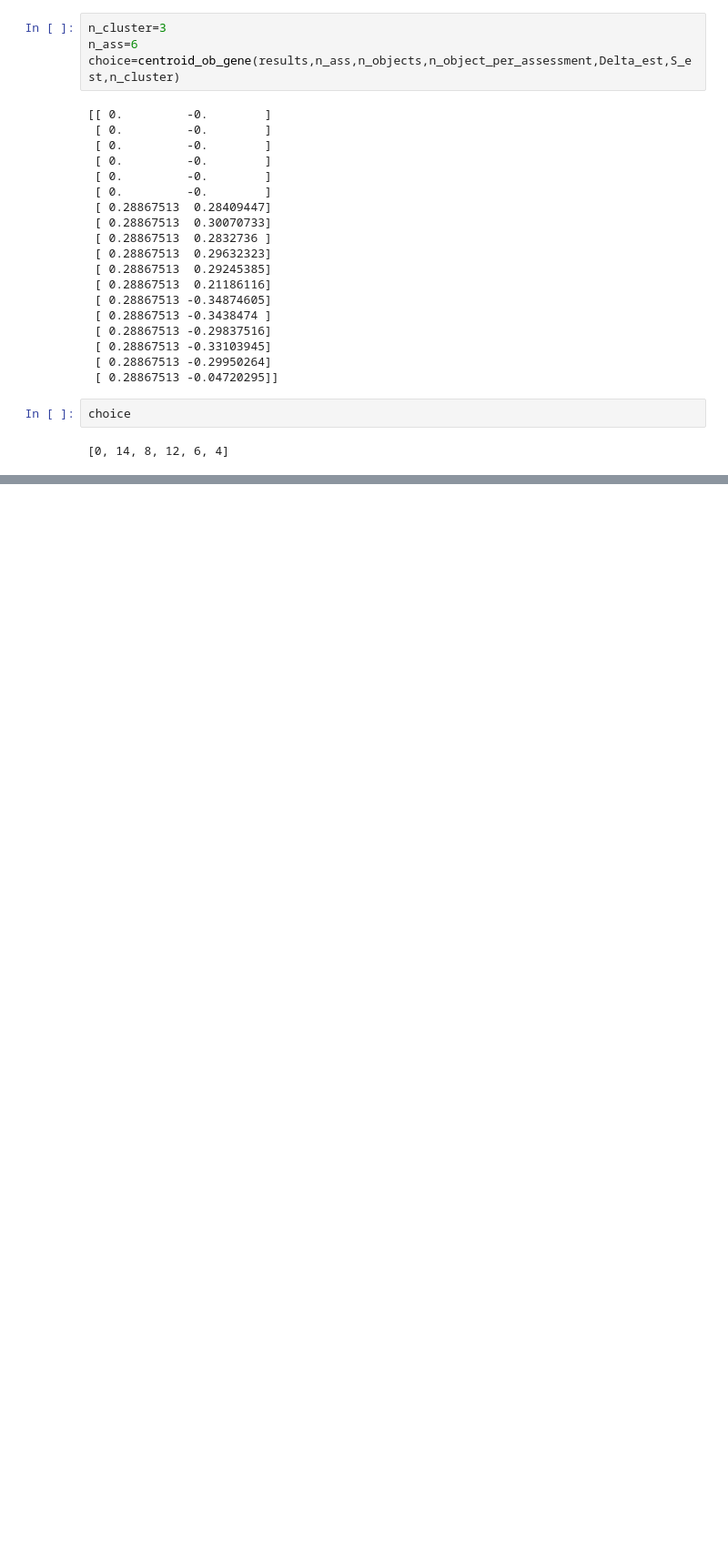
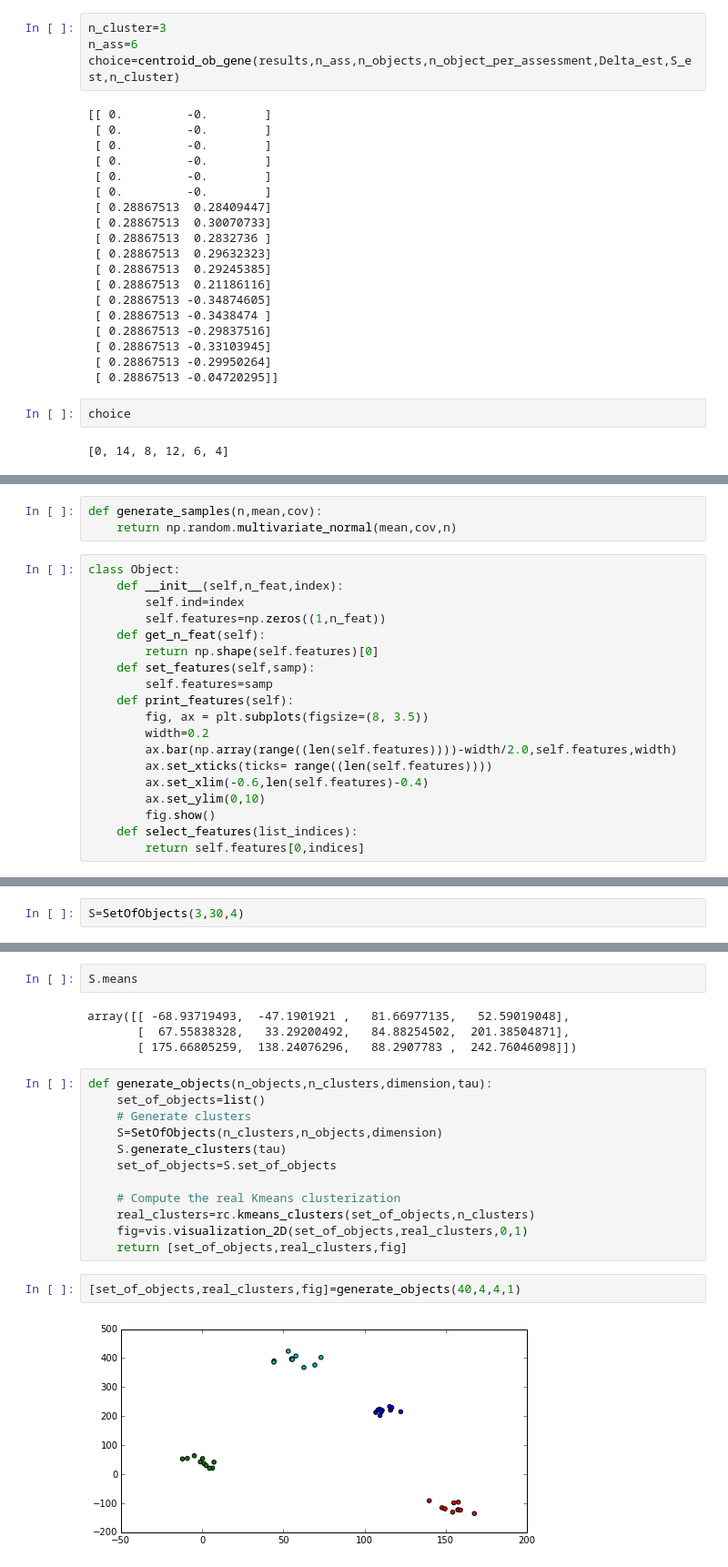
Before and after one commit to sebboyer/Adaptive_clustering, a Jupyter notebook: test.ipynb, the cells around one changed output, grey strips where cells are left out. Shown: that part at 91% size. Drawn from its saved outputs; the diff is of its cells as text; blank space fills up the shorter version.

```diff
--- a/test.ipynb
+++ b/test.ipynb
@@ -255,0 +262,22 @@ choice
+# %%
+def generate_samples(n,mean,cov):
+    return np.random.multivariate_normal(mean,cov,n)
+# %%
+class Object:
+    def __init__(self,n_feat,index):
+        self.ind=index
+        self.features=np.zeros((1,n_feat))
+    def get_n_feat(self):
+        return np.shape(self.features)[0]
+    def set_features(self,samp):
+        self.features=samp
+    def print_features(self):
+        fig, ax = plt.subplots(figsize=(8, 3.5))
+        width=0.2
+        ax.bar(np.array(range((len(self.features))))-width/2.0,self.features,width)
+        ax.set_xticks(ticks= range((len(self.features))))
+        ax.set_xlim(-0.6,len(self.features)-0.4)
+        ax.set_ylim(0,10)
+        fig.show()
+    def select_features(list_indices):
+        return self.features[0,indices]
@@ -255,0 +332,2 @@ choice
+# %%
+S=SetOfObjects(3,30,4)
@@ -255,0 +342,22 @@ choice
+# %%
+S.means
+# %% [output]
+array([[ -68.93719493,  -47.1901921 ,   81.66977135,   52.59019048],
+       [  67.55838328,   33.29200492,   84.88254502,  201.38504871],
+       [ 175.66805259,  138.24076296,   88.2907783 ,  242.76046098]])
+# %%
+def generate_objects(n_objects,n_clusters,dimension,tau):
+    set_of_objects=list()
+    # Generate clusters
+    S=SetOfObjects(n_clusters,n_objects,dimension)
+    S.generate_clusters(tau)
+    set_of_objects=S.set_of_objects
+
+	# Compute the real Kmeans clusterization
+    real_clusters=rc.kmeans_clusters(set_of_objects,n_clusters)
+    fig=vis.visualization_2D(set_of_objects,real_clusters,0,1)
+    return [set_of_objects,real_clusters,fig]
+# %%
+[set_of_objects,real_clusters,fig]=generate_objects(40,4,4,1)
+# %% [output]
+[figure, added]
```
Also changed, not shown: parts of 12 cells of this notebook, 50 other files.
